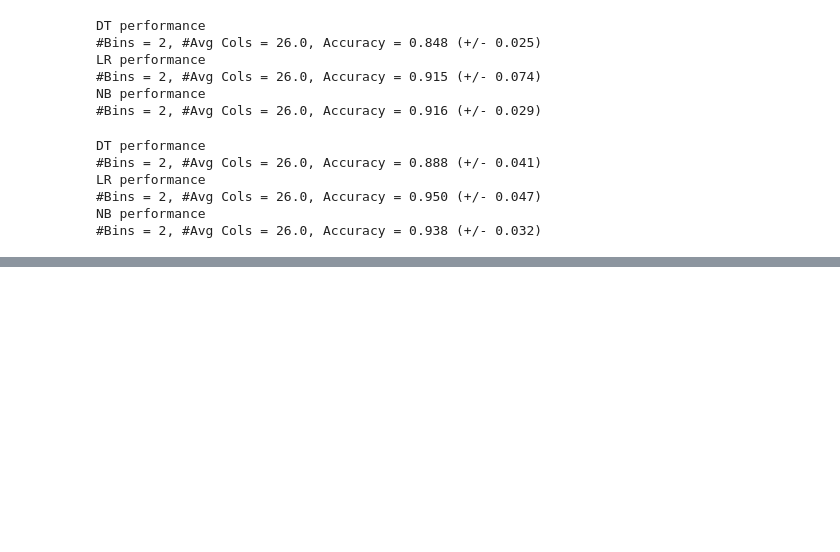
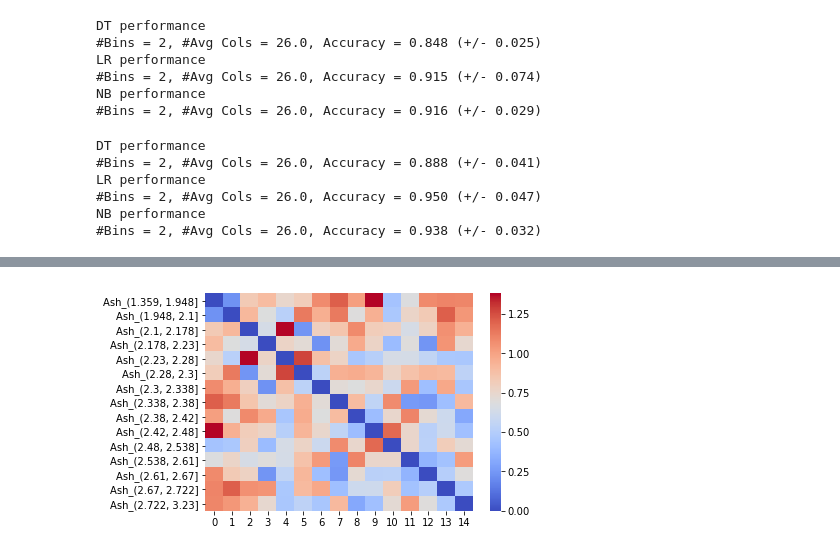
Before and after one commit to Wook0129/semantic_binning, a Jupyter notebook: test_wine.ipynb, the cells around one changed output, grey strips where cells are left out. Cells and saved outputs as stored; diff of their text form; code cells hidden in the pictures; blank space fills up the shorter version.

```diff
--- a/test_wine.ipynb
+++ b/test_wine.ipynb
@@ -129,0 +152,4 @@ exp.semantic_binning.bins_by_var
+# %%
+exp.semantic_binning.plot_pairwise_distance_between_bins('Ash')
+# %% [output]
+[figure, added]
```
Also changed, not shown: parts of 22 cells of this notebook, 5 other files.
